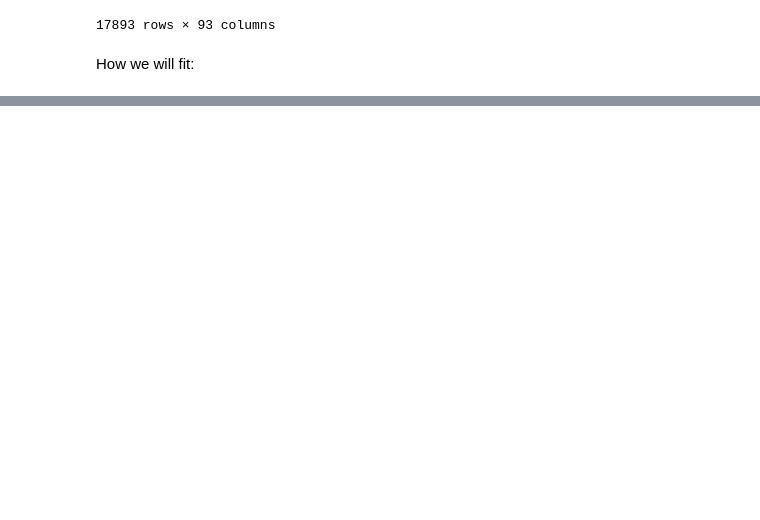
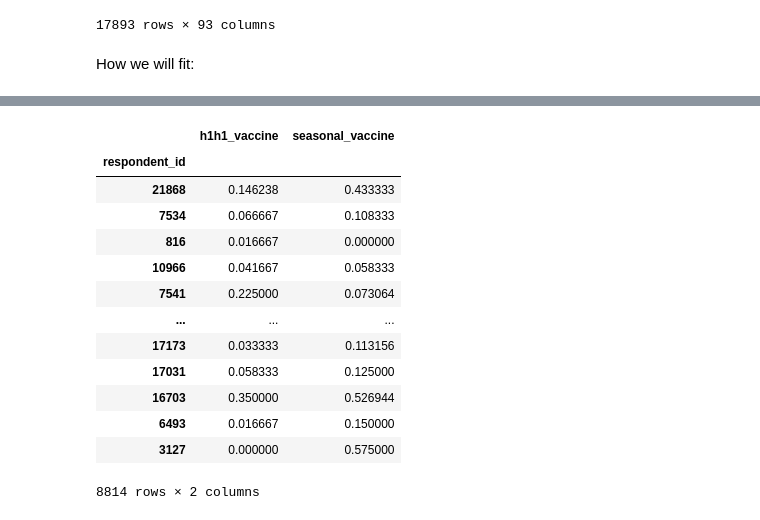
Before and after one commit to aydinmercan/h1n1_vaccine_learning, a Jupyter notebook: rf.ipynb, the cells around one changed output, grey strips where cells are left out. Drawn from its saved outputs; the diff is of its cells as text; code cells hidden in the pictures; blank space fills up the shorter version.

```diff
--- a/rf.ipynb
+++ b/rf.ipynb
@@ -16,6 +20,7 @@ from sklearn.preprocessing import OneHotEncoder, OrdinalEncoder
 # %% [markdown]
 For now we will be ok with 30 depth which is already too much.
 # %%
+ESTIMATOR_LEN = 120
 MAX_DEPTH = 30
 # %% [markdown]
 First we will load the data
@@ -106,6 +114,12 @@ features_df
 17893 rows × 93 columns
 # %%
-regress_multirf = MultiOutputRegressor(RandomForestRegressor(n_estimators=100, max_depth=MAX_DEPTH, random_state=0))
+regress_multirf = MultiOutputRegressor(
+    RandomForestRegressor(
+        n_estimators=ESTIMATOR_LEN,
+        max_depth=MAX_DEPTH,
+        random_state=31415
+    )
+)
 # %% [markdown]
 How we will fit:
 # %%
@@ -114,0 +135,20 @@ ValueError: Found input variables with inconsistent numbers of samples: [17894,
+# %%
+preds = regress_multirf.predict(features_test_df)
+
+preds_df = pd.DataFrame({"h1h1_vaccine": preds[:, 0], "seasonal_vaccine": preds[:, 1],}, index=labels_test_df.index)
+preds_df
+# %% [output]
+|  | h1h1_vaccine | seasonal_vaccine |
+| respondent_id |  |  |
+| 21868 | 0.146238 | 0.433333 |
+| 7534 | 0.066667 | 0.108333 |
+| 816 | 0.016667 | 0.000000 |
+| 10966 | 0.041667 | 0.058333 |
+| 7541 | 0.225000 | 0.073064 |
+| ... | ... | ... |
+| 17173 | 0.033333 | 0.113156 |
+| 17031 | 0.058333 | 0.125000 |
+| 16703 | 0.350000 | 0.526944 |
+| 6493 | 0.016667 | 0.150000 |
+| 3127 | 0.000000 | 0.575000 |
+8814 rows × 2 columns
```
Also changed, not shown: parts of 9 cells of this notebook, 2 other files.
